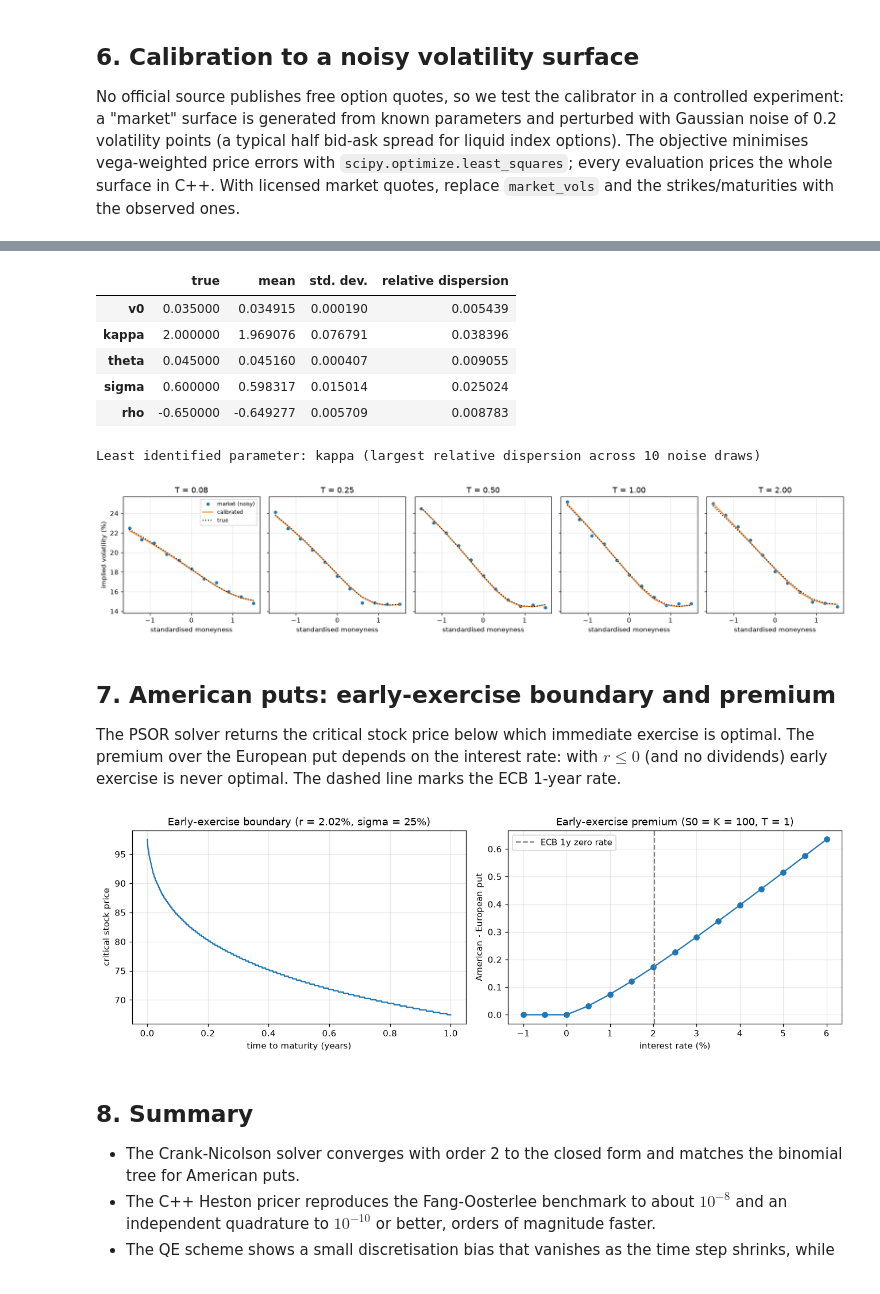
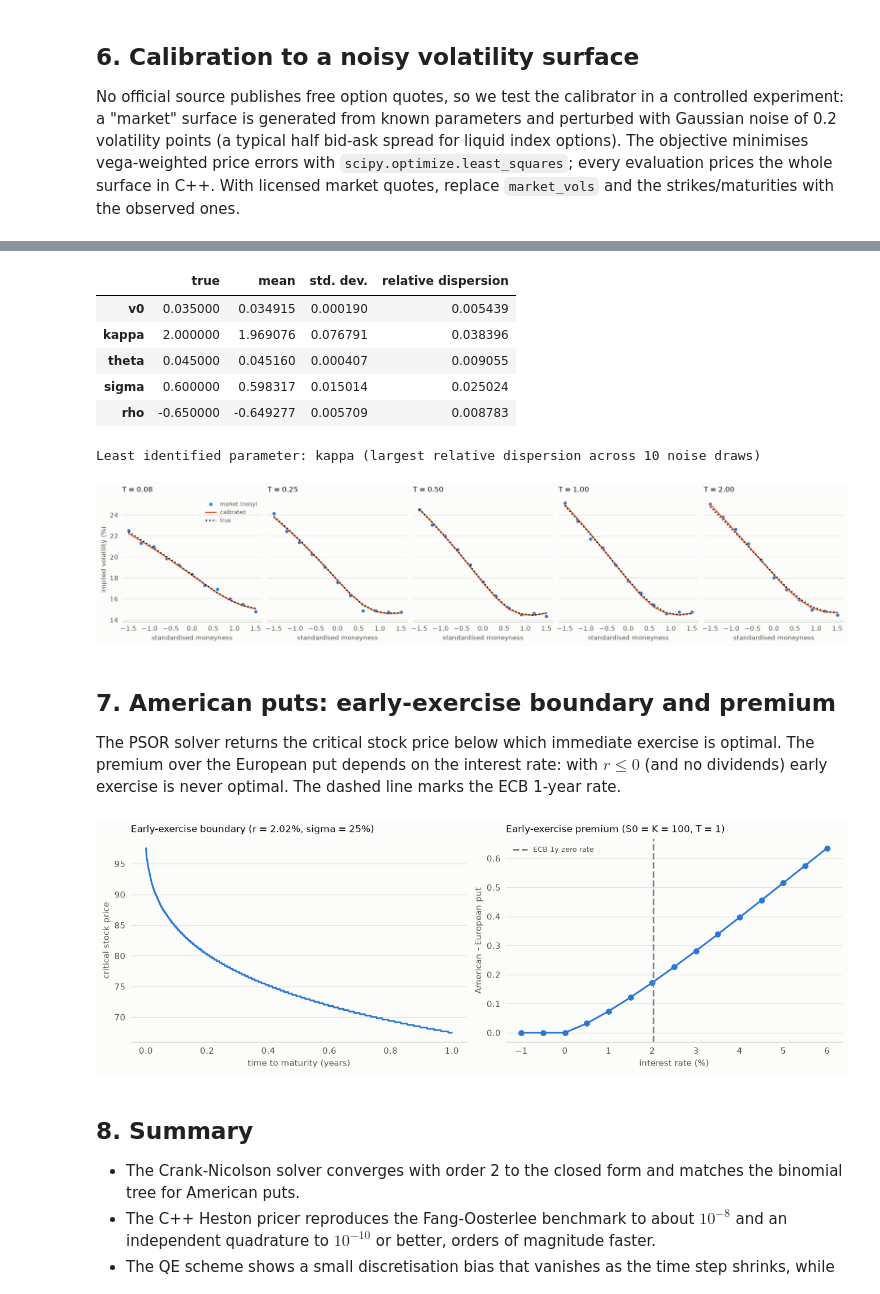
Before and after one commit to paolo993788/Quantitative-finance, a Jupyter notebook: notebooks/derivatives_pricing/heston_pricing_and_calibration.ipynb, the cells around one changed output, grey strips where cells are left out. Drawn from its saved outputs; the diff is of its cells as text; code cells hidden in the pictures.

```diff
--- a/notebooks/derivatives_pricing/heston_pricing_and_calibration.ipynb
+++ b/notebooks/derivatives_pricing/heston_pricing_and_calibration.ipynb
@@ -47,7 +47,8 @@ OUTPUT_DIR = ROOT / "outputs" / "heston_pricing"
 OUTPUT_DIR.mkdir(parents=True, exist_ok=True)
 
 pd.set_option("display.float_format", lambda x: f"{x:,.6f}")
-plt.rcParams.update({"figure.dpi": 110, "axes.grid": True, "grid.alpha": 0.3})
+from quant_engine.figstyle import MUTED, NEGATIVE, SERIES, notebook_style, ordinal_colors
+notebook_style()   # validated palette, recessive grid, constrained layout (see figstyle.py)
 print(f"quant_engine {quant_engine.__version__} | C++ module: {Path(core.__file__).name} | data mode: {DATA_MODE}")
 # %% [output]
 quant_engine 0.1.0 | C++ module: _core.cpython-311-x86_64-linux-gnu.so | data mode: official
@@ -330,35 +328,34 @@ Implied-vol RMSE: 0.200 vol points (noise s.d. 0.200); max abs error 0.562
 fitted_vols = heston.implied_vols(heston.price(S0, K_grid, T_grid, r_grid, q, fit.params), S0, K_grid, T_grid, r_grid, q)
 fig, axes = plt.subplots(1, mats.size, figsize=(16, 3.4), sharey=True)
 for ax, T in zip(axes, mats):
     sel = T_grid == T
     ax.plot(x, 100 * market_vols[sel], "o", ms=4, label="market (noisy)")
     ax.plot(x, 100 * fitted_vols[sel], "-", label="calibrated")
     ax.plot(x, 100 * clean[sel], ":", color="k", label="true")
     ax.set(title=f"T = {T:.2f}", xlabel="standardised moneyness")
 axes[0].set_ylabel("implied volatility (%)")
 axes[0].legend(fontsize=8)
-fig.tight_layout()
 fig.savefig(OUTPUT_DIR / "calibration_fit.png", dpi=150)
 
 # Identifiability: repeat the experiment with independent noise draws.
 draws = []
 for rep in range(10):
     noisy = clean + np.random.default_rng(SEED + 1 + rep).normal(0.0, 0.002, clean.size)
     draws.append(heston.calibrate(S0, K_grid, T_grid, r_grid, q, noisy, start).params.as_tuple())
 draws = pd.DataFrame(draws, columns=names)
 dispersion = draws.std(ddof=1) / np.abs(np.array(true.as_tuple()))
 display(pd.DataFrame({"true": true.as_tuple(), "mean": draws.mean(), "std. dev.": draws.std(ddof=1),
                       "relative dispersion": dispersion}, index=names))
 print(f"Least identified parameter: {dispersion.idxmax()} (largest relative dispersion across 10 noise draws)")
 # %% [output]
 |  | true | mean | std. dev. | relative dispersion |
 | v0 | 0.035000 | 0.034915 | 0.000190 | 0.005439 |
 | kappa | 2.000000 | 1.969076 | 0.076791 | 0.038396 |
 | theta | 0.045000 | 0.045160 | 0.000407 | 0.009055 |
 | sigma | 0.600000 | 0.598317 | 0.015014 | 0.025024 |
 | rho | -0.650000 | -0.649277 | 0.005709 | 0.008783 |
 Least identified parameter: kappa (largest relative dispersion across 10 noise draws)
-[figure, old version]
+[figure, new version]
 # %% [markdown]
 ## 7. American puts: early-exercise boundary and premium
 
@@ -381,10 +378,9 @@ axes[1].plot(100 * rates, premium, "o-")
 axes[1].axvline(100 * r1, ls="--", color="gray", label="ECB 1y zero rate")
 axes[1].set(xlabel="interest rate (%)", ylabel="American - European put", title="Early-exercise premium (S0 = K = 100, T = 1)")
 axes[1].legend()
-fig.tight_layout()
 fig.savefig(OUTPUT_DIR / "american_put.png", dpi=150)
 # %% [output]
-[figure, old version]
+[figure, new version]
 # %% [markdown]
 ## 8. Summary
 
```
Also changed, not shown: parts of 8 cells of this notebook, 4 other files.
